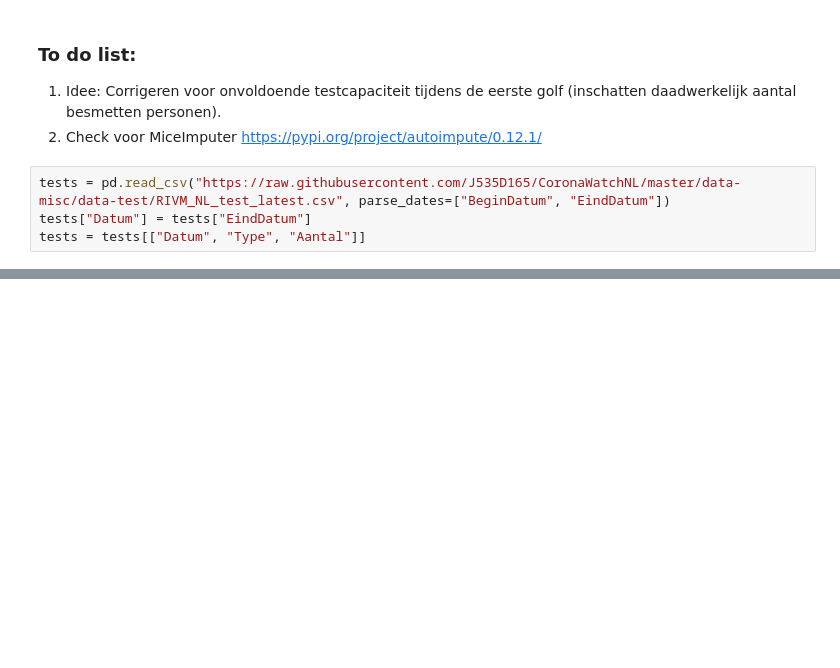
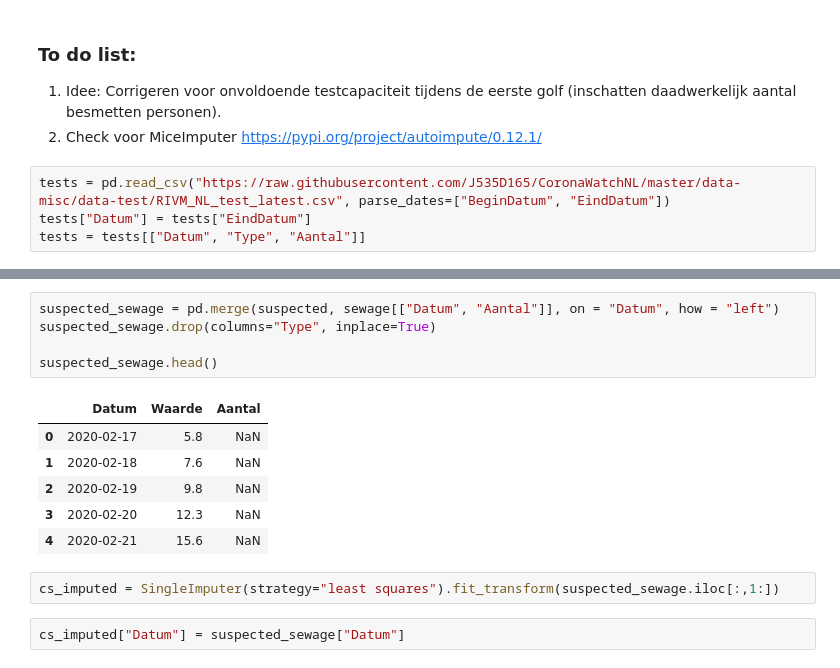
Before and after one commit to ystouthart/covid-19-nl-dashboard, a Jupyter notebook: src/Dashboard.ipynb, the cells around one changed output, grey strips where cells are left out. Saved outputs shown, nothing was run; the diff lists cells and outputs as text; blank space fills up the shorter version.

```diff
--- a/src/Dashboard.ipynb
+++ b/src/Dashboard.ipynb
@@ -171,0 +155,16 @@ tests
+# %%
+suspected_sewage = pd.merge(suspected, sewage[["Datum", "Aantal"]], on = "Datum", how = "left")
+suspected_sewage.drop(columns="Type", inplace=True)
+
+suspected_sewage.head()
+# %% [output]
+|  | Datum | Waarde | Aantal |
+| 0 | 2020-02-17 | 5.8 | NaN |
+| 1 | 2020-02-18 | 7.6 | NaN |
+| 2 | 2020-02-19 | 9.8 | NaN |
+| 3 | 2020-02-20 | 12.3 | NaN |
+| 4 | 2020-02-21 | 15.6 | NaN |
+# %%
+cs_imputed = SingleImputer(strategy="least squares").fit_transform(suspected_sewage.iloc[:,1:])
+# %%
+cs_imputed["Datum"] = suspected_sewage["Datum"]
```
Also changed, not shown: parts of 14 cells of this notebook.
